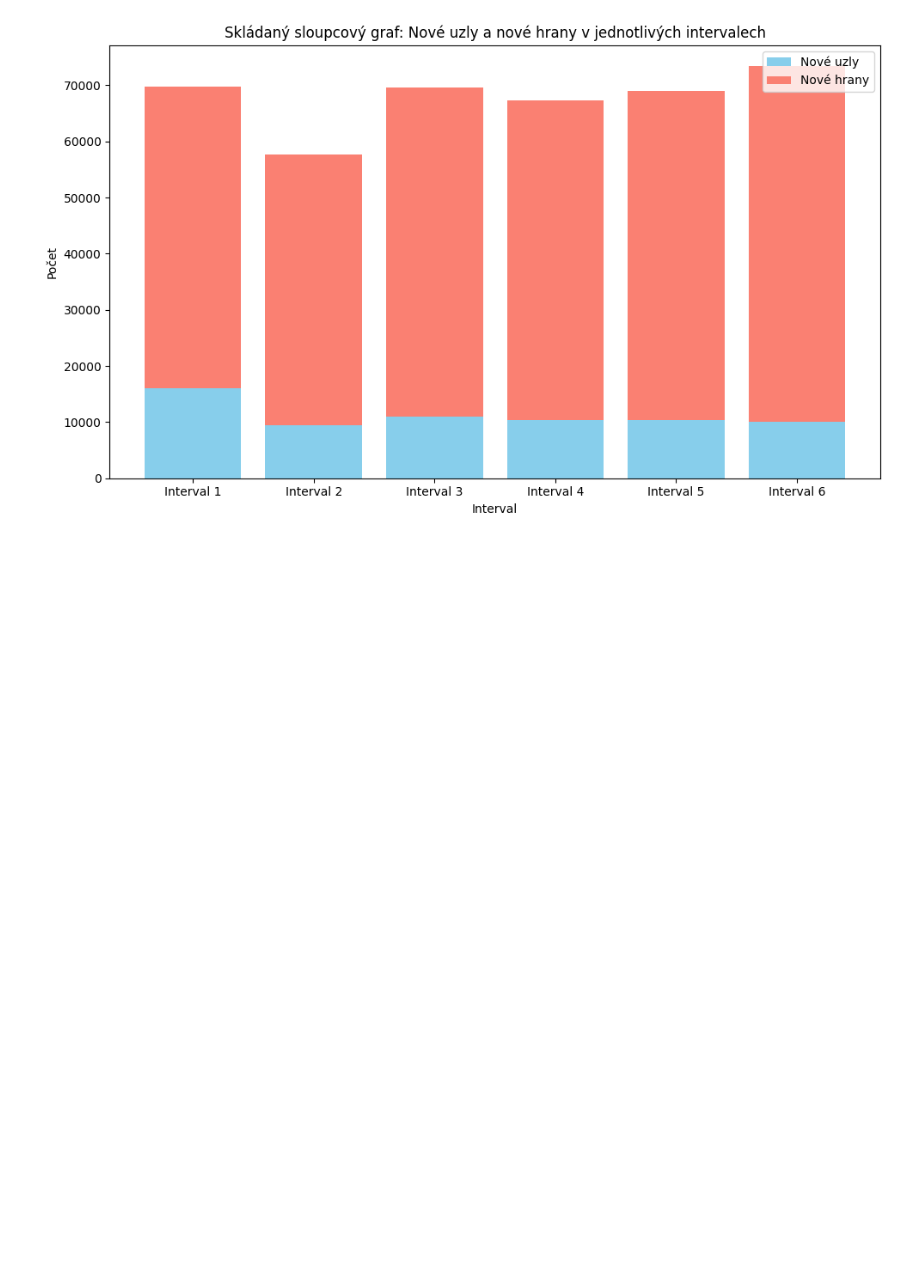
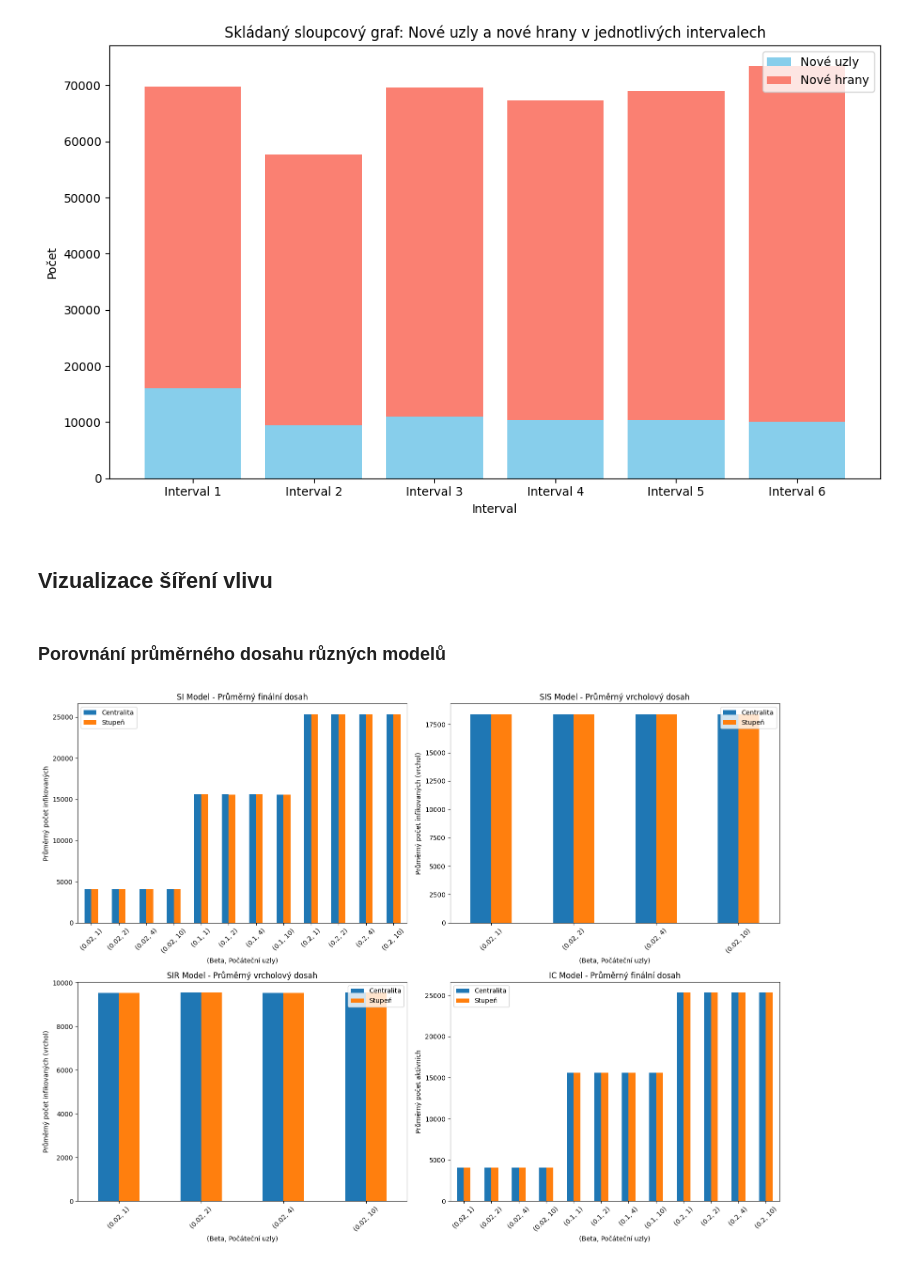
Before and after one commit to SLI0124/metody-analyzy-siti-ii, a Jupyter notebook: projects/data_analysis.ipynb, the cells around one changed output. Drawn from its saved outputs; the diff is of its cells as text; code cells hidden in the pictures; blank space fills up the shorter version.

Commit message:
feat(project_a): add new statistical data and various plots for analysis

```diff
--- a/projects/data_analysis.ipynb
+++ b/projects/data_analysis.ipynb
@@ -2168,3 +2290,53 @@ plt.savefig(PLOTS_SAVE_PATH / 'reddit_stacked_new_nodes_edges.png', dpi=300)
 plt.show()
 # %% [output]
 [figure]
+# %% [markdown]
+## Vizualizace šíření vlivu
+# %%
+# Load all simulation results
+si_df = pd.DataFrame(si_results)
+sis_df = pd.DataFrame(sis_results)
+sir_df = pd.DataFrame(sir_results)
+ic_df = pd.DataFrame(ic_results)
+# %% [markdown]
+### Porovnání průměrného dosahu různých modelů
+# %%
+fig, axes = plt.subplots(2, 2, figsize=(16, 12))
+
+# SI Model
+si_pivot = si_df.pivot_table(index=['beta', 'num_initial_nodes'], columns='method', values='mean')
+si_pivot.plot(kind='bar', ax=axes[0,0], title='SI Model - Průměrný finální dosah')
+axes[0,0].set_xlabel('(Beta, Počáteční uzly)')
+axes[0,0].set_ylabel('Průměrný počet infikovaných')
+axes[0,0].legend(['Centralita', 'Stupeň'])
+axes[0,0].tick_params(axis='x', rotation=45)
+
+# SIS Model
+sis_pivot = sis_df.pivot_table(index=['beta', 'num_initial_nodes'], columns='method', values='mean')
+sis_pivot.plot(kind='bar', ax=axes[0,1], title='SIS Model - Průměrný vrcholový dosah')
+axes[0,1].set_xlabel('(Beta, Počáteční uzly)')
+axes[0,1].set_ylabel('Průměrný počet infikovaných (vrchol)')
+axes[0,1].legend(['Centralita', 'Stupeň'])
+axes[0,1].tick_params(axis='x', rotation=45)
+
+# SIR Model
+sir_pivot = sir_df.pivot_table(index=['beta', 'num_initial_nodes'], columns='method', values='mean')
+sir_pivot.plot(kind='bar', ax=axes[1,0], title='SIR Model - Průměrný vrcholový dosah')
+axes[1,0].set_xlabel('(Beta, Počáteční uzly)')
+axes[1,0].set_ylabel('Průměrný počet infikovaných (vrchol)')
+axes[1,0].legend(['Centralita', 'Stupeň'])
+axes[1,0].tick_params(axis='x', rotation=45)
+
+# IC Model
+ic_pivot = ic_df.pivot_table(index=['beta', 'num_initial_nodes'], columns='method', values='mean')
+ic_pivot.plot(kind='bar', ax=axes[1,1], title='IC Model - Průměrný finální dosah')
+axes[1,1].set_xlabel('(Beta, Počáteční uzly)')
+axes[1,1].set_ylabel('Průměrný počet aktivních')
+axes[1,1].legend(['Centralita', 'Stupeň'])
+axes[1,1].tick_params(axis='x', rotation=45)
+
+plt.tight_layout()
+plt.savefig(PLOTS_SAVE_PATH / 'spreading_models_comparison.png', dpi=300, bbox_inches='tight')
+plt.show()
+# %% [output]
+[figure, added]
```
Also changed, not shown: parts of 17 cells of this notebook.
